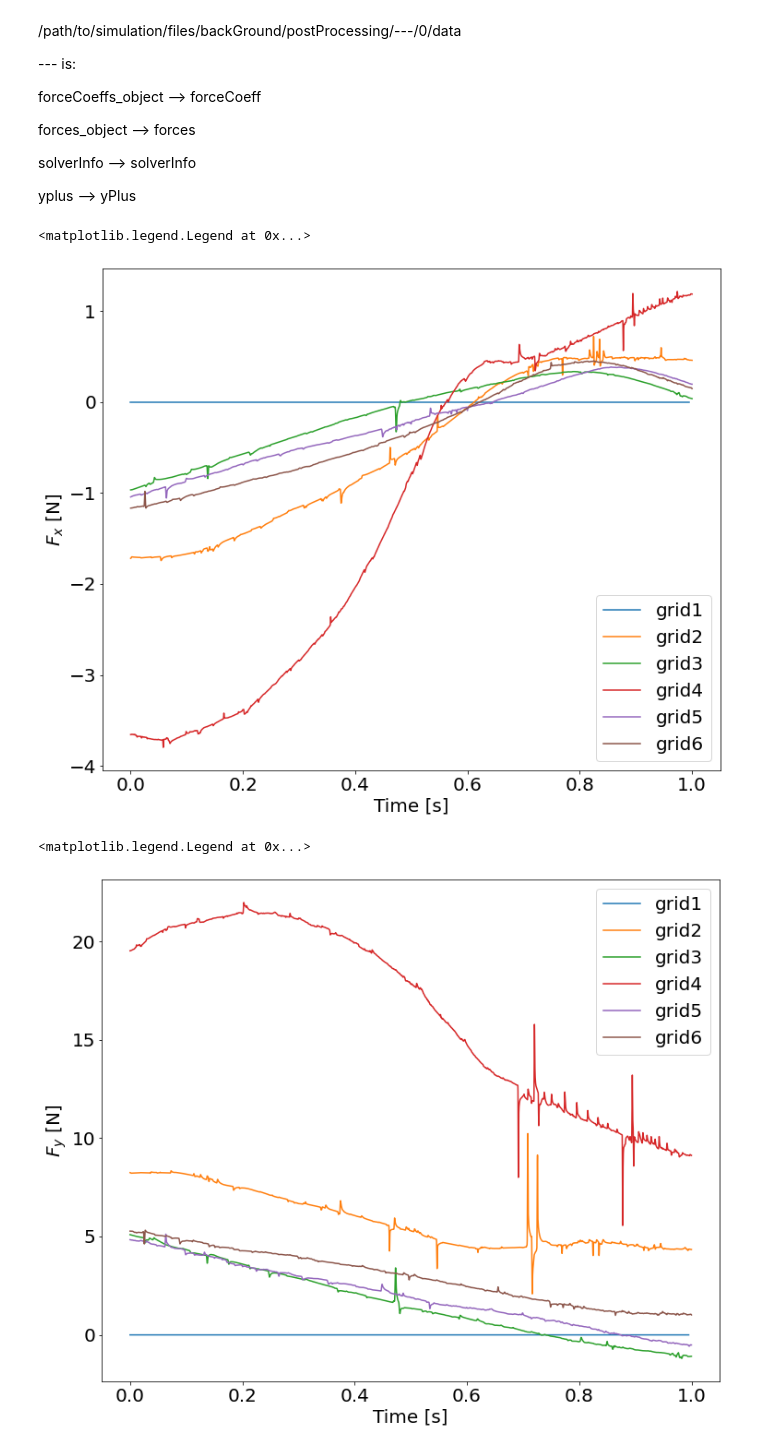
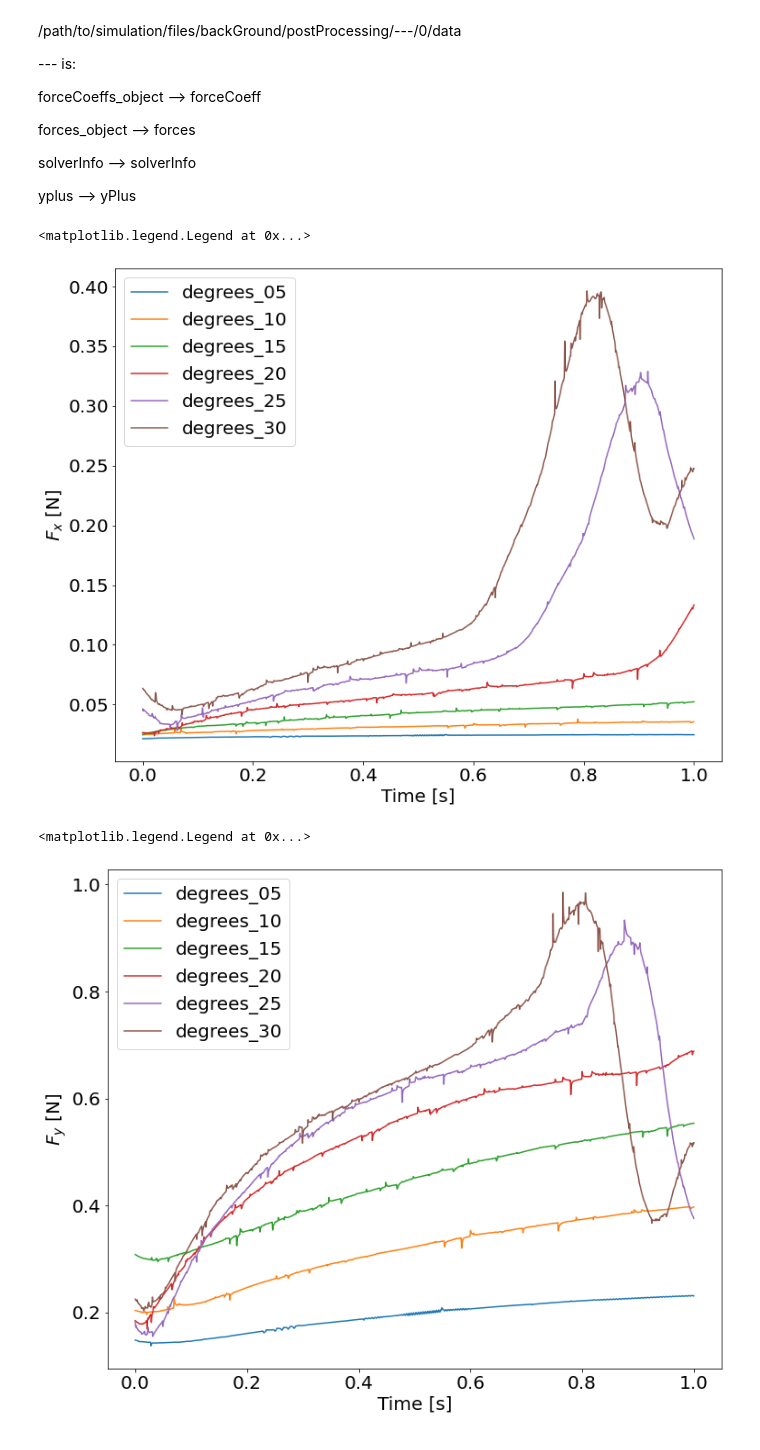
Before and after one commit to michaelcoe/Ika-Flow, a Jupyter notebook: OpenFOAM/postProcessing/forcesProcess.ipynb, the cells around one changed output. Drawn from its saved outputs; the diff is of its cells as text; code cells hidden in the pictures.

```diff
--- a/OpenFOAM/postProcessing/forcesProcess.ipynb
+++ b/OpenFOAM/postProcessing/forcesProcess.ipynb
@@ -11,8 +11,8 @@ import dataUtilities as du
 
 from pathlib import Path
 # %%
-data_location = r'/media/mco143/2TB/OpenFOAM Simulations/Grid Independence Tests/constantAirfoil_backgroundChange_noGrating'
-save_location = r'/media/mco143/2TB/OpenFOAM Simulations/Grid Independence Tests/constantAirfoil_backgroundChange_noGrating'
+data_location = r'/media/mco143/2TB/OpenFOAM Simulations/Anderson_validation'
+save_location = r'/media/mco143/2TB/OpenFOAM Simulations/Anderson_validation'
 # %% [markdown]
 # Example path to the postProcessing folder
 /path/to/simulation/files/backGround/postProcessing/---/0/data
@@ -132,7 +132,7 @@ if(yPluss):
         yPlus_max.append(data['max_yplus'].values)
         yPlus_avg.append(data['average_yplus'].values)
 # %%
-average = []
+average_x = []
 
 plt.rcParams.update({'font.size':20})
 fig1, ax1 = plt.subplots(figsize=(12,10))
@@ -140,7 +140,7 @@ for i, names in enumerate(force_names):
     filtered_force = du.filterData(total_x[i], kernelLength=11, kernelFunction='hanning')
     x = np.linspace(force_time[i][0], force_time[i][-1], len(filtered_force))
     filtered_force = np.interp(force_time[i], x, filtered_force)
-    average.append(np.mean(filtered_force))
+    average_x.append(np.mean(filtered_force))
     ax1.plot((force_time[i]-force_time[i][0])/force_period[i], filtered_force, label=force_names[i])
 
 ax1.set_ylabel('$F_x$ [N]')
@@ -148,22 +148,24 @@ ax1.set_xlabel('Time [s]')
 ax1.legend()
 # %% [output]
 <matplotlib.legend.Legend at 0x...>
-[figure, old version]
+[figure, new version]
 # %%
+average_y = []
+
 fig2, ax2 = plt.subplots(figsize=(12,10))
 for i, names in enumerate(force_names):
     filtered_force = du.filterData(total_y[i], kernelLength=11, kernelFunction='hanning')
     x = np.linspace(force_time[i][0], force_time[i][-1], len(filtered_force))
     filtered_force = np.interp(force_time[i], x, filtered_force)
-    average.append(np.mean(filtered_force))
+    average_y.append(np.mean(filtered_force))
     ax2.plot((force_time[i]-force_time[i][0])/force_period[i], filtered_force, label=force_names[i])
 
 ax2.set_ylabel('$F_y$ [N]')
 ax2.set_xlabel('Time [s]')
 ax2.legend()
 # %% [output]
 <matplotlib.legend.Legend at 0x...>
-[figure, old version]
+[figure, new version]
 # %%
 fig3, ax3 = plt.subplots(figsize=(12,10))
 for i, names in enumerate(yPlus_names):
```
Also changed, not shown: parts of 6 cells of this notebook, 5 other files.
